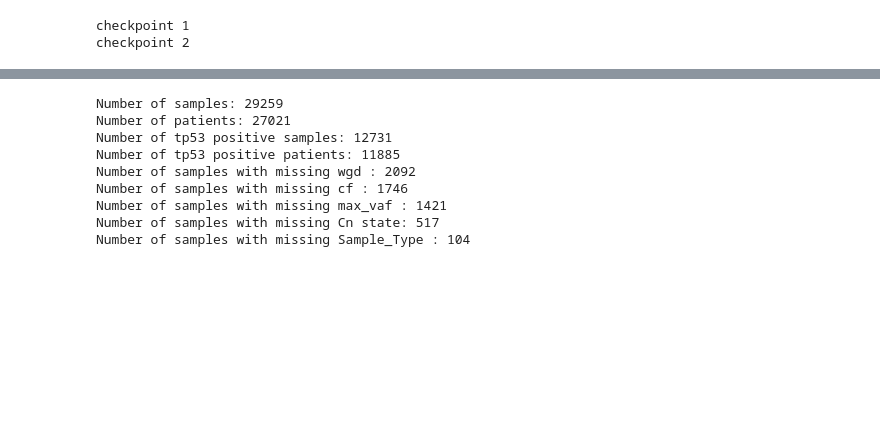
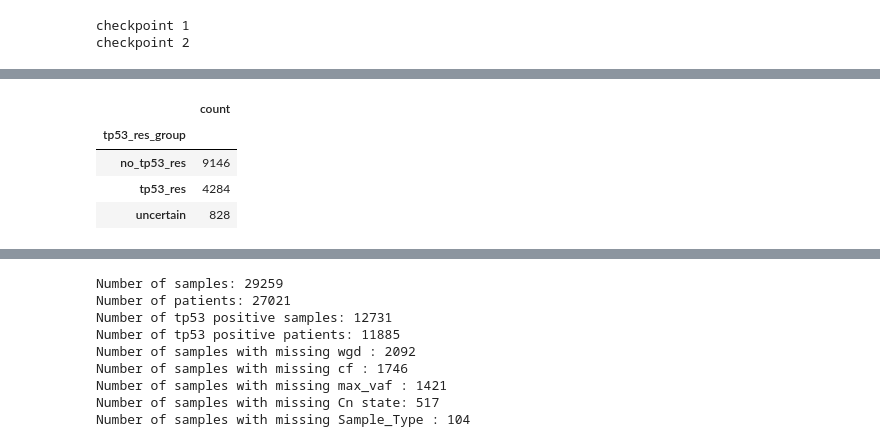
Before and after one commit to emilecohen/mskimpact_tp53_exploration, a Jupyter notebook: analysis/dataframe_generation/master_file_creation.ipynb, the cells around one changed output, grey strips where cells are left out. Saved outputs shown, nothing was run; the diff lists cells and outputs as text; code cells hidden in the pictures; blank space fills up the shorter version.

```diff
--- a/analysis/dataframe_generation/master_file_creation.ipynb
+++ b/analysis/dataframe_generation/master_file_creation.ipynb
@@ -791,0 +798,8 @@ Wall time: 8min 6s
+# %%
+get_groupby(master_file, 'tp53_res_group', 'count')
+# %% [output]
+|  | count |
+| tp53_res_group |  |
+| no_tp53_res | 9146 |
+| tp53_res | 4284 |
+| uncertain | 828 |
```
Also changed, not shown: parts of 10 cells of this notebook, 7 other files.
